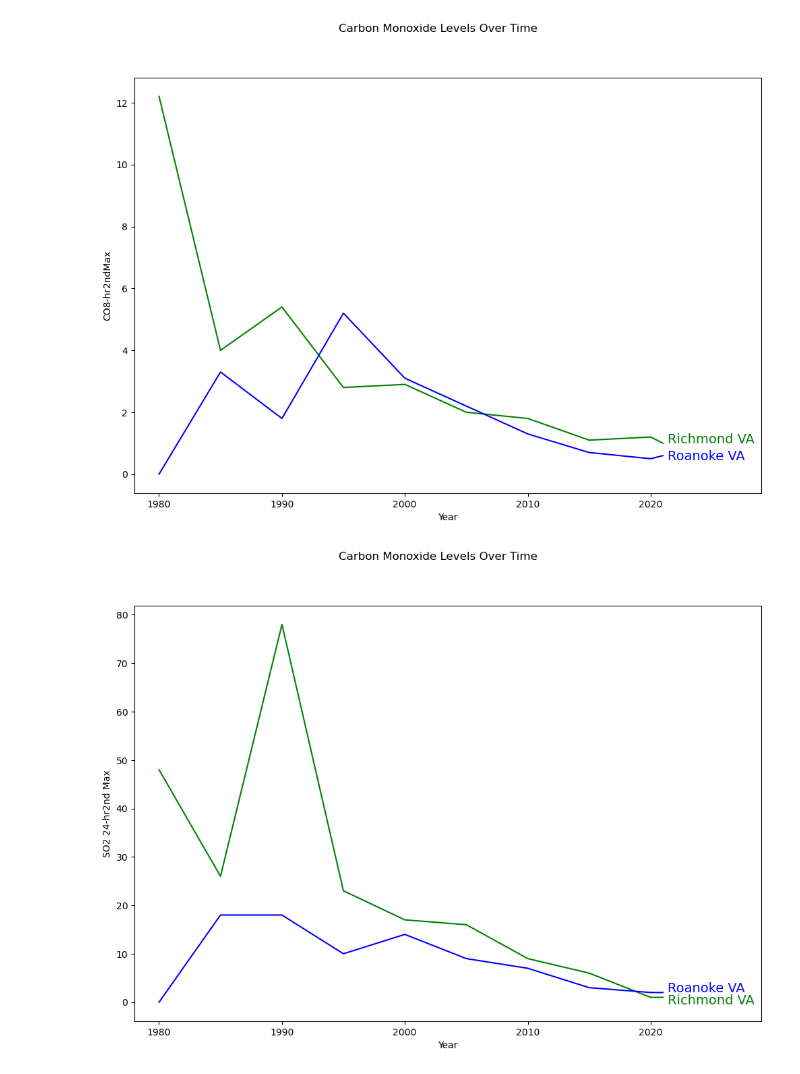
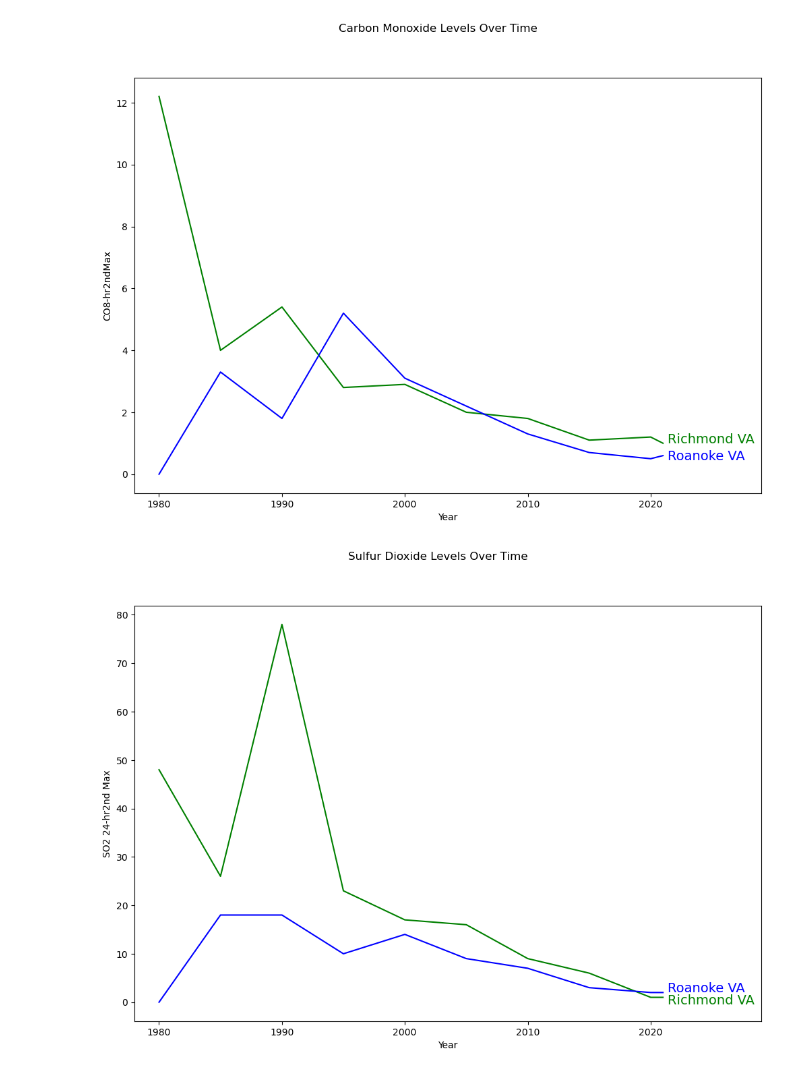
Before and after one commit to atrumbull26/Team7, a Jupyter notebook: StoryAndVis.ipynb, the cells around one changed output. Drawn from its saved outputs; the diff is of its cells as text; code cells hidden in the pictures.

```diff
--- a/StoryAndVis.ipynb
+++ b/StoryAndVis.ipynb
@@ -185,20 +185,20 @@ plt.show()
 # %%
 #Sulfur Dioxide
 var = 'SO2 24-hr2nd Max'
 fig, ax = plt.subplots()
 ax.plot(df.loc[df['CBSA'] == 'Richmond VA']['Year'],df.loc[df['CBSA'] == 'Richmond VA'][var], color = 'green', label = 'Richmond VA')
 ax.plot(df.loc[df['CBSA'] == 'Roanoke VA']['Year'],df.loc[df['CBSA'] == 'Roanoke VA'][var], color = 'blue', label = 'Roanoke VA')
 #ax.plot(df.loc[df['CBSA'] == 'Martinsville VA']['Year'],df.loc[df['CBSA'] == 'Martinsville VA']['O3 8-hr4th Max'], color = 'red', label = 'Martinsville VA')
-fig.suptitle('Carbon Monoxide Levels Over Time')
+fig.suptitle('Sulfur Dioxide Levels Over Time')
 ax.set_xlim(1978,2029)   # this leaves some room on the right for the text labels
 ax.set_xlabel('Year')
 ax.set_ylabel(var)
 #ax.axvspan(4,7,color = 'grey', alpha = 0.2) #shading
 fig.set_size_inches(12,8)
 ''' loc controls location of legend '''
 ''' https://matplotlib.org/stable/api/_as_gen/matplotlib.pyplot.legend.html '''
 ax.text(0.85,0.04,'Richmond VA', fontsize = 14, color = 'green', transform=ax.transAxes) #labels at end of lines, coordinate or % placing
 ax.text(0.85,0.07,'Roanoke VA', fontsize = 14, color = 'blue', transform=ax.transAxes)
 plt.show()
 # %% [output]
-[figure, old version]
+[figure, new version]
```
